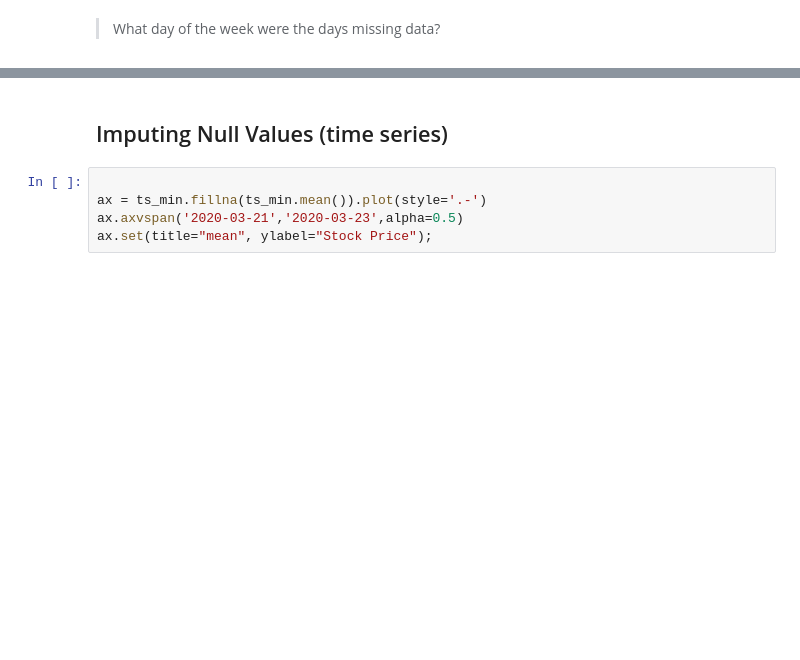
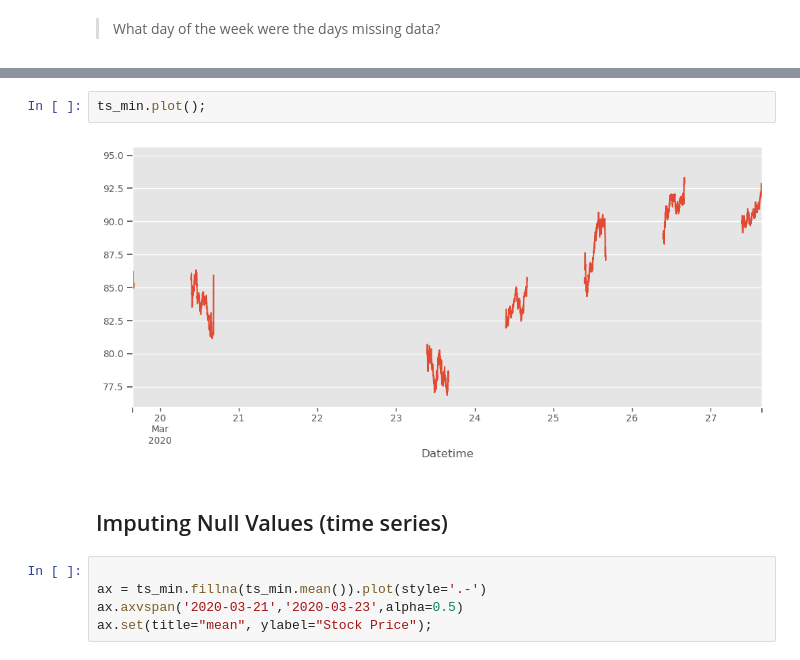
Before and after one commit to tschelli/data-viz-wk18-time-series-codealongs, a Jupyter notebook: Wk18-Lecture01-CodeAlong_v2.ipynb, the cells around one changed output, grey strips where cells are left out. Saved outputs shown, nothing was run; the diff lists cells and outputs as text; blank space fills up the shorter version.

```diff
--- a/Wk18-Lecture01-CodeAlong_v2.ipynb
+++ b/Wk18-Lecture01-CodeAlong_v2.ipynb
@@ -353,3 +645,7 @@ ts_min
+# %%
+ts_min.plot();
+# %% [output]
+[figure, added]
 # %% [markdown]
 ## Imputing Null Values (time series)
 # %%
```
Also changed, not shown: parts of 69 cells of this notebook.
